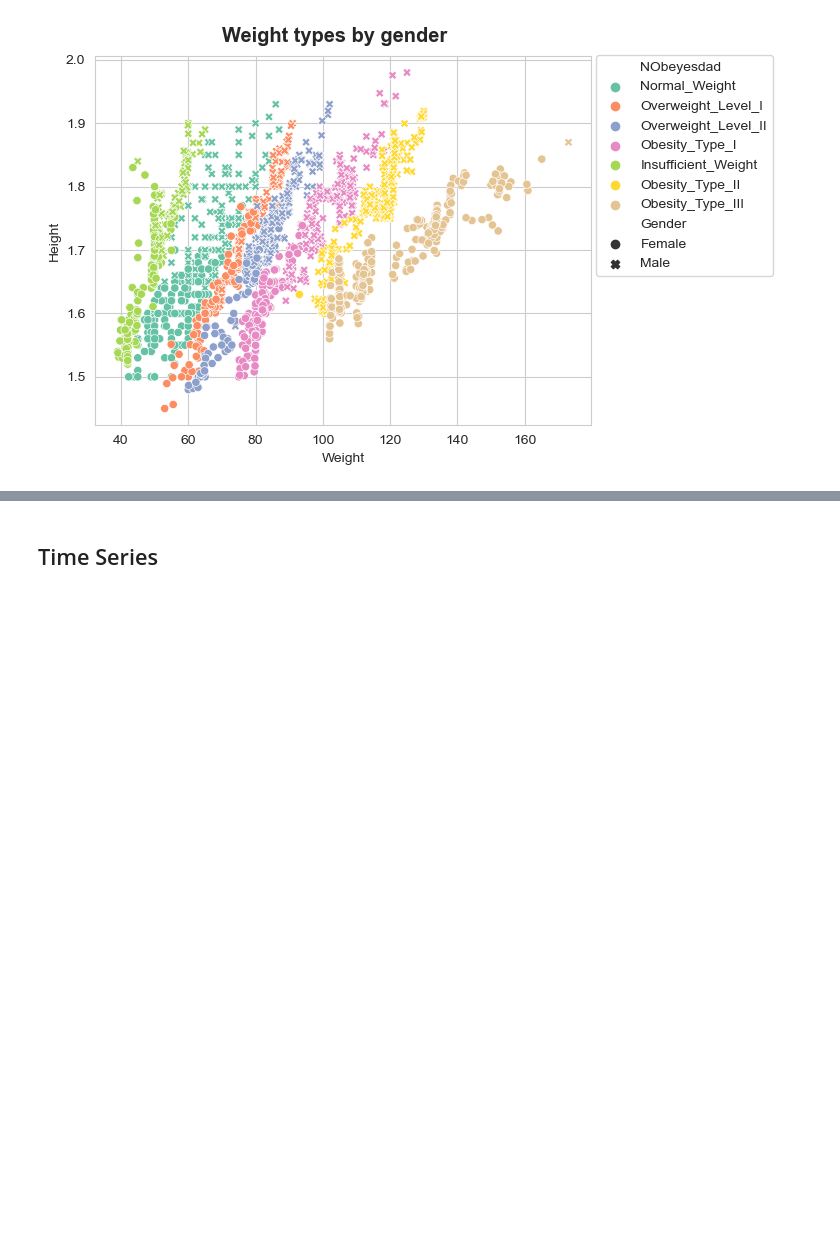
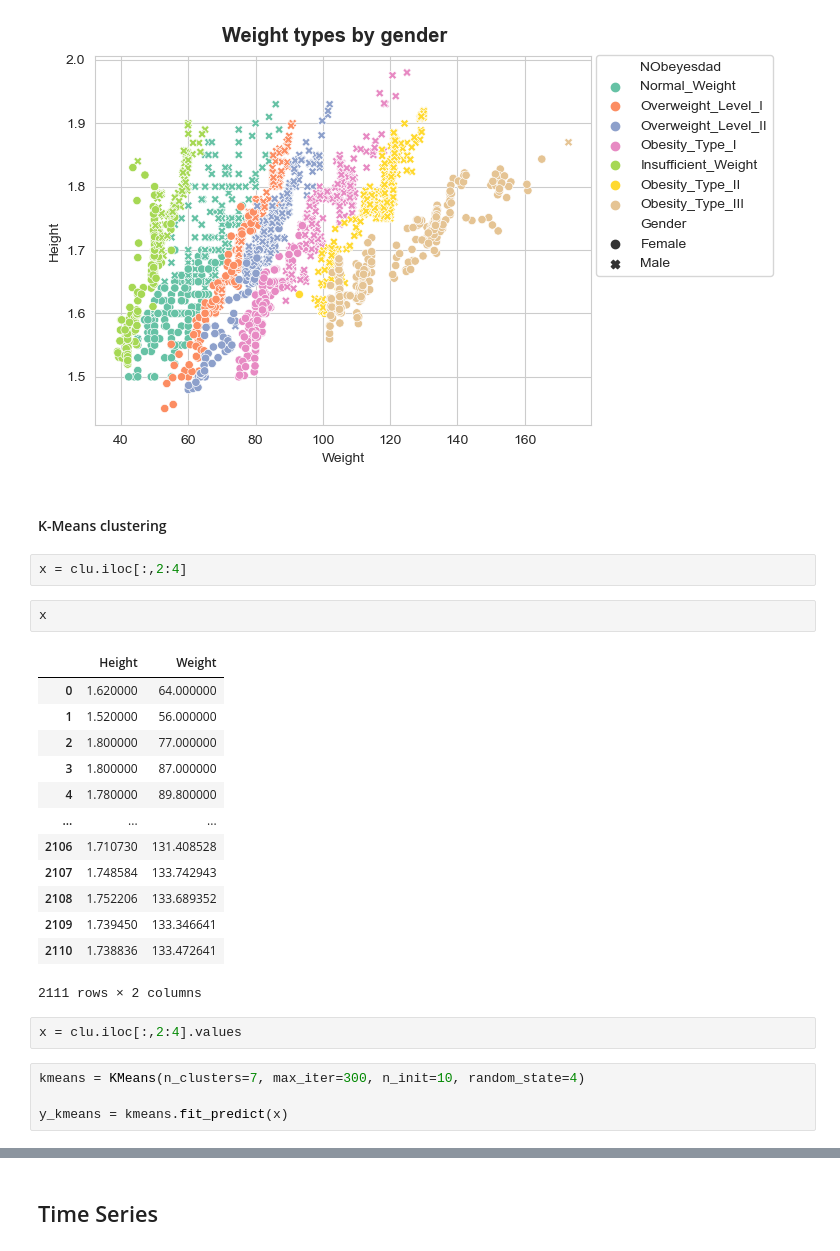
Before and after one commit to LeopoldoCCT/ML_ForBusiness, a Jupyter notebook: LeopoldoRojoRomero_ML_ForBusiness_ CA1Project.ipynb, the cells around one changed output, grey strips where cells are left out. Saved outputs shown, nothing was run; the diff lists cells and outputs as text; blank space fills up the shorter version.

```diff
--- a/LeopoldoRojoRomero_ML_ForBusiness_ CA1Project.ipynb
+++ b/LeopoldoRojoRomero_ML_ForBusiness_ CA1Project.ipynb
@@ -179,3 +180,29 @@ ax.figure.suptitle('Weight types by gender', y=.94, weight='bold', size='x-large
 plt.legend(loc='upper right', bbox_to_anchor=(1.38,1.02));
 # %% [output]
 [figure]
+# %% [markdown]
+#### K-Means clustering
+# %%
+x = clu.iloc[:,2:4]
+# %%
+x
+# %% [output]
+|  | Height | Weight |
+| 0 | 1.620000 | 64.000000 |
+| 1 | 1.520000 | 56.000000 |
+| 2 | 1.800000 | 77.000000 |
+| 3 | 1.800000 | 87.000000 |
+| 4 | 1.780000 | 89.800000 |
+| ... | ... | ... |
+| 2106 | 1.710730 | 131.408528 |
+| 2107 | 1.748584 | 133.742943 |
+| 2108 | 1.752206 | 133.689352 |
+| 2109 | 1.739450 | 133.346641 |
+| 2110 | 1.738836 | 133.472641 |
+2111 rows × 2 columns
+# %%
+x = clu.iloc[:,2:4].values
+# %%
+kmeans = KMeans(n_clusters=7, max_iter=300, n_init=10, random_state=4)
+
+y_kmeans = kmeans.fit_predict(x)
```
Also changed, not shown: parts of 6 cells of this notebook.
